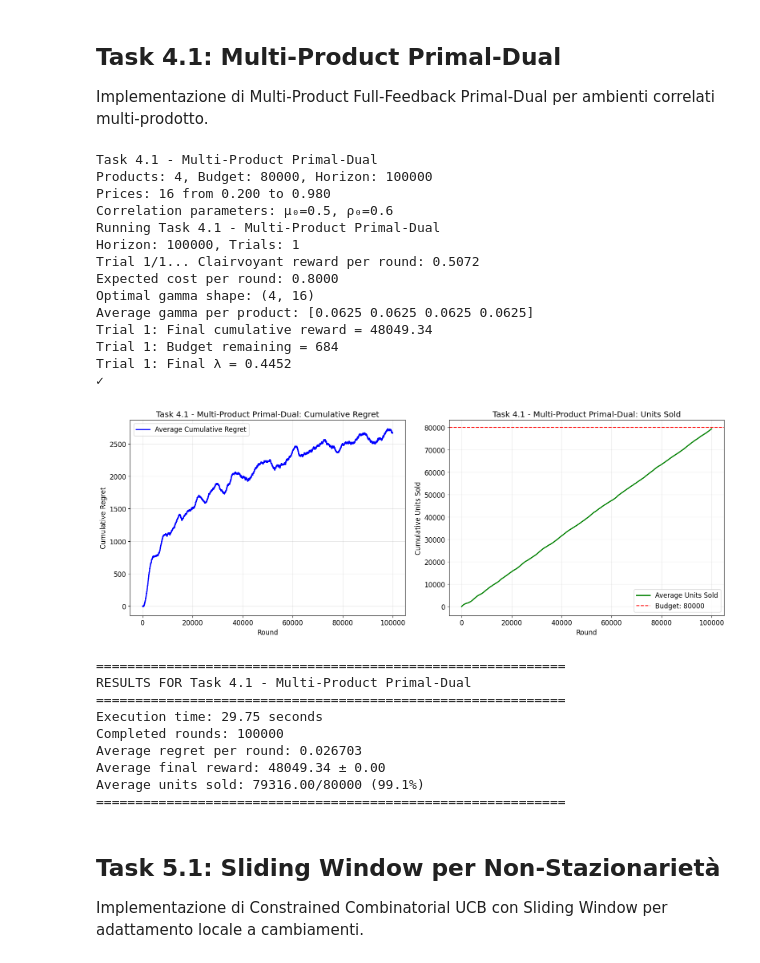
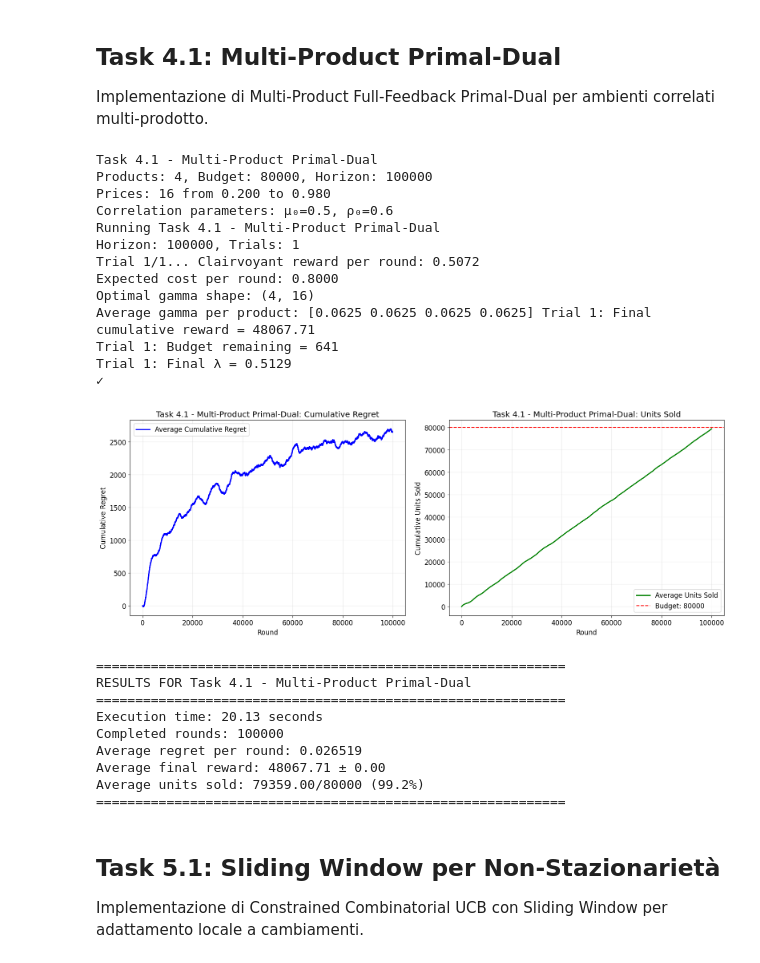
Before and after one commit to aceci0127/Online-Learning-Application-Group-Project, a Jupyter notebook: notebook.ipynb, the cells around one changed output. Drawn from its saved outputs; the diff is of its cells as text; code cells hidden in the pictures.

```diff
--- a/notebook.ipynb
+++ b/notebook.ipynb
@@ -485,10 +485,10 @@ class Task4_1_Runner(StandardExperimentRunner):
     def create_agent(self, trial_seed: int) -> MultiProductFFPrimalDualPricingAgent:
         rng = np.random.default_rng(trial_seed)
         eta = 1 / np.sqrt(self.config.horizon)
-        return MultiProductFFPrimalDualPricingAgent(self.prices, self.config.horizon, self.config.budget, self.n_products, rng, eta)
+        return MultiProductFFPrimalDualPricingAgent(self.prices, self.config.horizon, self.config.budget, self.n_products, eta)
 
     def compute_clairvoyant_reward(self) -> float:
-        return 0 # We override the run_single_trial method
+        return 0  # We override the run_single_trial method
 
     def run_single_trial(self, trial: int):
         """Custom trial runner for Task 4.1 due to special full-feedback multi-product structure"""
@@ -496,15 +496,17 @@ class Task4_1_Runner(StandardExperimentRunner):
         np.random.seed(trial_seed)
         trial_rng = np.random.default_rng(trial_seed)
 
-        V, _ = generate_piecewise_tv_mv_gauss(self.config.horizon, self.n_products, num_regimes=10000, rng=trial_rng)
+        V, _ = generate_piecewise_tv_mv_gauss(
+            self.config.horizon, self.n_products, num_regimes=10000, rng=trial_rng)
 
-        exp_util, gamma, exp_cost = compute_extended_clairvoyant(V, self.prices, self.config.budget)
+        exp_util, gamma, exp_cost = compute_extended_clairvoyant(
+            V, self.prices, self.config.budget)
 
         if trial == 0:
             print(f"Clairvoyant reward per round: {exp_util:.4f}")
             print(f"Expected cost per round: {exp_cost:.4f}")
             print(f"Optimal gamma shape: {gamma.shape}")
-            print(f"Average gamma per product: {gamma.mean(axis=1)}")
+            print(f"Average gamma per product: {gamma.mean(axis=1)}", end=" ")
 
         env = self.create_environment(trial_seed)
         env.V = V
@@ -518,12 +520,12 @@ class Task4_1_Runner(StandardExperimentRunner):
         cum_units = 0
 
         for t in range(self.config.horizon):
-            if agent.inventory < 1:
+            if agent.B < 1:
                 print(f"Trial {trial+1}: Budget exhausted at round {t}.")
                 break
 
             v_t = env.round()
-            reward , sold = agent.update(v_t)
+            reward, sold = agent.update(v_t)
 
             cum_reward += reward
             instant_regret = exp_util - reward
@@ -533,11 +535,11 @@ class Task4_1_Runner(StandardExperimentRunner):
             units_sold.append(int(cum_units))
 
         print(f"Trial {trial+1}: Final cumulative reward = {cum_reward:.2f}")
-        print(f"Trial {trial+1}: Budget remaining = {agent.inventory}")
+        print(f"Trial {trial+1}: Budget remaining = {agent.B}")
         print(f"Trial {trial+1}: Final λ = {agent.lmbd:.4f}")
 
+        return regrets, units_sold, cum_reward, agent
 
-        return regrets, units_sold, cum_reward, agent
 
 prices = create_default_prices()
 config = ExperimentConfig(
@@ -548,46 +550,45 @@ config = ExperimentConfig(
     budget=80_000,
     prices=prices,
     n_products=4
 )
 
 print(f"Task 4.1 - Multi-Product Primal-Dual")
 print(f"Products: 4, Budget: {config.budget}, Horizon: {config.horizon}")
 print(f"Prices: {len(prices)} from {prices[0]:.3f} to {prices[-2]:.3f}")
 print(f"Correlation parameters: μ₀=0.5, ρ₀=0.6")
 
 runner = Task4_1_Runner(config)
 result = runner.run_experiment()
 
 StandardPlotter.plot_experiment_results(result, show_units=True)
 
 analysis = StandardAnalyzer.analyze_results(result)
 StandardAnalyzer.print_analysis(result, analysis)
 
 task4_1_result = result
 # %% [output]
 Task 4.1 - Multi-Product Primal-Dual
 Products: 4, Budget: 80000, Horizon: 100000
 Prices: 16 from 0.200 to 0.980
 Correlation parameters: μ₀=0.5, ρ₀=0.6
 Running Task 4.1 - Multi-Product Primal-Dual
 Horizon: 100000, Trials: 1
 Trial 1/1... Clairvoyant reward per round: 0.5072
 Expected cost per round: 0.8000
 Optimal gamma shape: (4, 16)
-Average gamma per product: [0.0625 0.0625 0.0625 0.0625]
-Trial 1: Final cumulative reward = 48049.34
-Trial 1: Budget remaining = 684
-Trial 1: Final λ = 0.4452
+Average gamma per product: [0.0625 0.0625 0.0625 0.0625] Trial 1: Final cumulative reward = 48067.71
+Trial 1: Budget remaining = 641
+Trial 1: Final λ = 0.5129
 ✓
-[figure, old version]
+[figure, new version]
 ============================================================
 RESULTS FOR Task 4.1 - Multi-Product Primal-Dual
 ============================================================
-Execution time: 29.75 seconds
+Execution time: 20.13 seconds
 Completed rounds: 100000
-Average regret per round: 0.026703
-Average final reward: 48049.34 ± 0.00
-Average units sold: 79316.00/80000 (99.1%)
+Average regret per round: 0.026519
+Average final reward: 48067.71 ± 0.00
+Average units sold: 79359.00/80000 (99.2%)
 ============================================================
 # %% [markdown]
 ## Task 5.1: Sliding Window per Non-Stazionarietà
```
Also changed, not shown: parts of 8 cells of this notebook, 1 other file.
